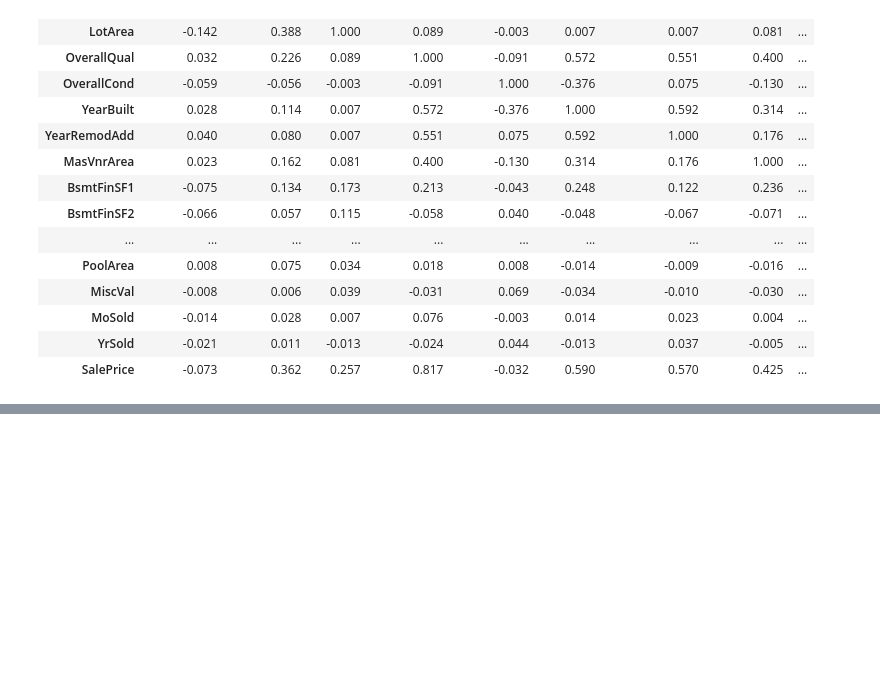
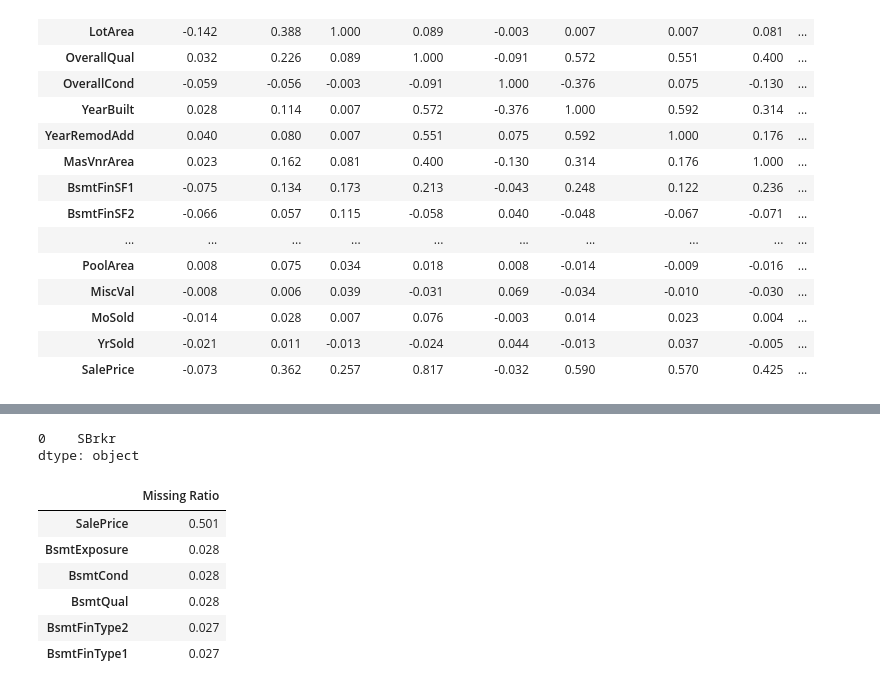
Before and after one commit to amit6604/Scikit-Learn-Tutorials, a Jupyter notebook: House_price.ipynb, the cells around one changed output, grey strips where cells are left out. Saved outputs shown, nothing was run; the diff lists cells and outputs as text; code cells hidden in the pictures; blank space fills up the shorter version.

```diff
--- a/House_price.ipynb
+++ b/House_price.ipynb
@@ -252,0 +291,5 @@ fig, ax  =
+# %%
+Data.LotFrontage = Data.groupby('Neighborhood')['LotFrontage'].transform(lambda x : x.fillna(x.median()))
+# %%
+for col in ('GarageType', 'GarageFinish', 'GarageQual', 'GarageCond'):
+    Data[col] = Data[col].fillna('None')
@@ -252,0 +307,32 @@ fig, ax  =
+# %%
+Data.Electrical.mode()
+# %% [output]
+0    SBrkr
+dtype: object
+# %%
+Data['Electrical'].fillna(Data['Electrical'].mode())
+Data['SaleType'] = Data['SaleType'].fillna(Data['SaleType'].mode()[0])
+Data['Exterior1st'] = Data['Exterior1st'].fillna(Data['Exterior1st'].mode()[0])
+Data['Exterior2nd'] = Data['Exterior2nd'].fillna(Data['Exterior2nd'].mode()[0])
+Data['KitchenQual'] = Data['KitchenQual'].fillna(Data['KitchenQual'].mode()[0])
+Data['Electrical'] = Data['Electrical'].fillna(Data['Electrical'].mode()[0])
+Data["Functional"] = Data["Functional"].fillna("Typ")
+Data = Data.drop(['Utilities'], axis=1)
+Data['MSZoning'] = Data['MSZoning'].fillna(Data['MSZoning'].mode()[0])
+Data["MasVnrType"] = Data["MasVnrType"].fillna("None")
+Data["MasVnrArea"] = Data["MasVnrArea"].fillna(0)
+# %%
+Data.MSSubClass.fillna('None', inplace = True)
+# %%
+null_data = Data.isnull().sum() / len(Data)
+null_data = null_data.drop(null_data[null_data == 0].index).sort_values(ascending=False)
+missing_data = pd.DataFrame({'Missing Ratio' :null_data})
+missing_data
+# %% [output]
+|  | Missing Ratio |
+| SalePrice | 0.501 |
+| BsmtExposure | 0.028 |
+| BsmtCond | 0.028 |
+| BsmtQual | 0.028 |
+| BsmtFinType2 | 0.027 |
+| BsmtFinType1 | 0.027 |
```
Also changed, not shown: parts of 11 cells of this notebook.
